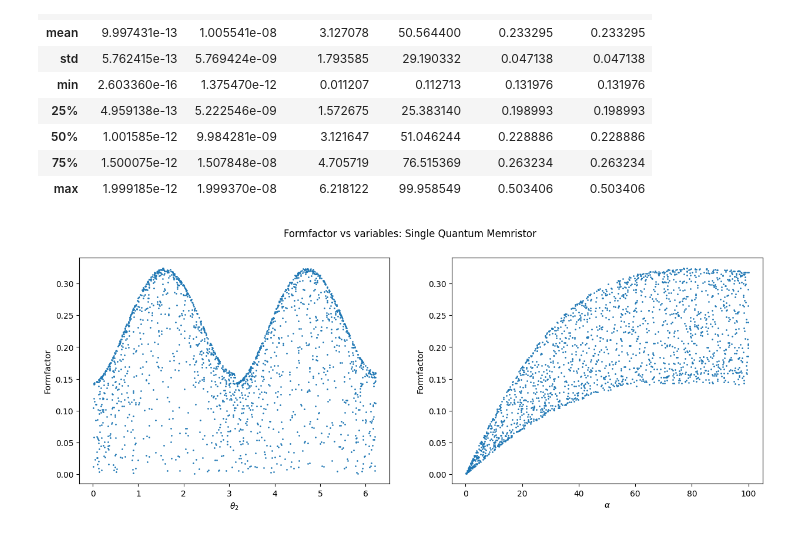
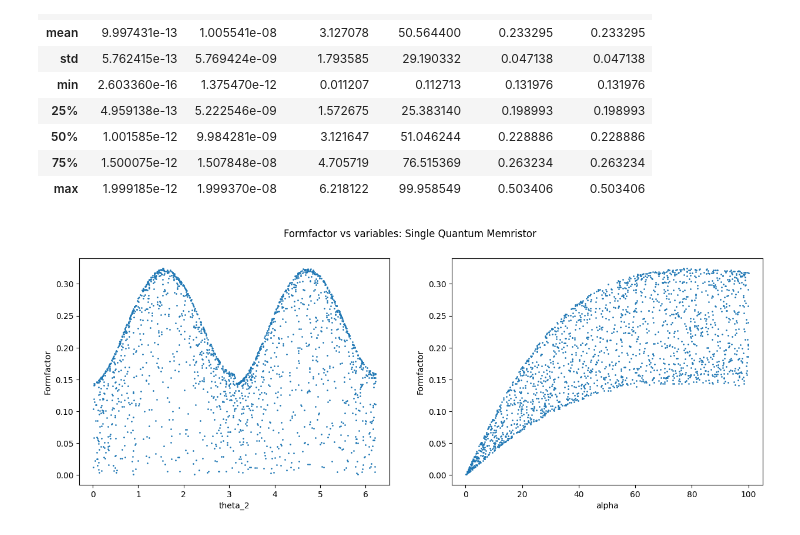
Before and after one commit to carlos-hernani/QuantumMemristor, a Jupyter notebook: quantum_memristor.ipynb, the cells around one changed output. Saved outputs shown, nothing was run; the diff lists cells and outputs as text; code cells hidden in the pictures.

```diff
--- a/quantum_memristor.ipynb
+++ b/quantum_memristor.ipynb
@@ -59,13 +63,13 @@ df_coupled.describe()
 # %%
 # Plots Single Form Factor vs parameters
 fig, axes = plt.subplots(nrows=1, ncols=2,figsize=(15,5))
 df = df_single
 df.plot(x='theta_2', y='Formfactor', kind='scatter', s=.9, ax=axes[0])
 df.plot(x='alpha', y='Formfactor', kind='scatter', s=.9, ax=axes[1])
-axes[0].set_xlabel("$\\theta_2$")
-axes[1].set_xlabel("$\\alpha$")
+#axes[0].set_xlabel("$\\theta_2$")
+#axes[1].set_xlabel("$\\alpha$")
 plt.suptitle("Formfactor vs variables: Single Quantum Memristor")
-fig.savefig('./figures/singleqm_ff.png')
+fig.savefig('./figures/singleqm_ff.pdf')
 plt.show()
 # %% [output]
-[figure, old version]
+[figure, new version]
```
Also changed, not shown: parts of 6 cells of this notebook.
